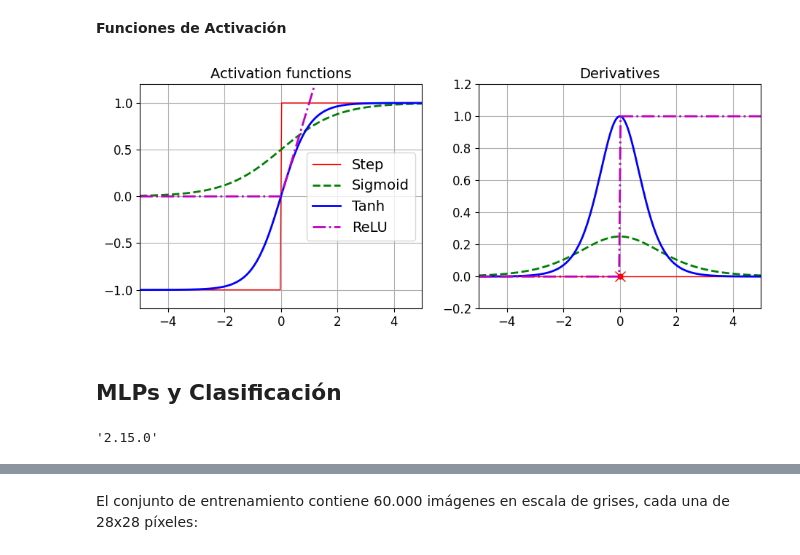
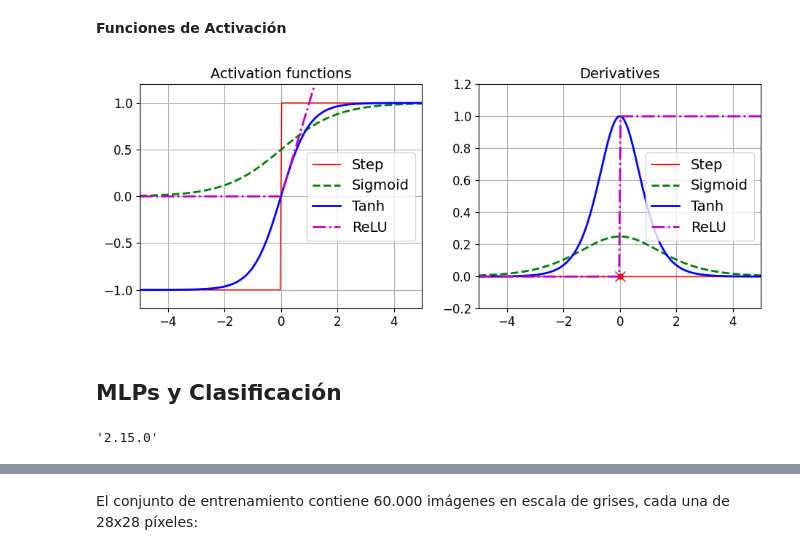
Before and after one commit to Ricardomanuel1/Maestr-a_Ciencia_de_Datos, a Jupyter notebook: MACHINE LEARNING Y DEEP LEARNING/1_ClasificacionMLP.ipynb, the cells around one changed output, grey strips where cells are left out. Cells and saved outputs as stored; diff of their text form; code cells hidden in the pictures.

```diff
--- a/MACHINE LEARNING Y DEEP LEARNING/1_ClasificacionMLP.ipynb
+++ b/MACHINE LEARNING Y DEEP LEARNING/1_ClasificacionMLP.ipynb
@@ -55,32 +58,33 @@ def derivative(f, z, eps=0.000001):
 # %%
-z = np.linspace(-5, 5, 200)
+z = np.linspace(-5, 5, 200)#genera 200 numeros entre -5 y 5
 
 plt.figure(figsize=(11,4))
 
 plt.subplot(121)
 plt.plot(z, np.sign(z), "r-", linewidth=1, label="Step")
 plt.plot(z, sigmoid(z), "g--", linewidth=2, label="Sigmoid")
 plt.plot(z, np.tanh(z), "b-", linewidth=2, label="Tanh")
 plt.plot(z, relu(z), "m-.", linewidth=2, label="ReLU")
 plt.grid(True)
 plt.legend(loc="center right", fontsize=14)
 plt.title("Activation functions", fontsize=14)
 plt.axis([-5, 5, -1.2, 1.2])
 
 plt.subplot(122)
 plt.plot(z, derivative(np.sign, z), "r-", linewidth=1, label="Step")
 plt.plot(0, 0, "ro", markersize=5)
 plt.plot(0, 0, "rx", markersize=10)
 plt.plot(z, derivative(sigmoid, z), "g--", linewidth=2, label="Sigmoid")
 plt.plot(z, derivative(np.tanh, z), "b-", linewidth=2, label="Tanh")
 plt.plot(z, derivative(relu, z), "m-.", linewidth=2, label="ReLU")
 plt.grid(True)
-#plt.legend(loc="center right", fontsize=14)
+
+plt.legend(loc="center right", fontsize=14)
 plt.title("Derivatives", fontsize=14)
 plt.axis([-5, 5, -0.2, 1.2])
 
 plt.show()
 # %% [output]
-[figure, old version]
+[figure, new version]
 # %% [markdown]
 ## **MLPs y Clasificación**
@@ -90,4 +90,0 @@ from tensorflow import keras
-# %%
-tf.__version__
-# %% [output]
-'2.15.0'
@@ -94,3 +96,7 @@ tf.__version__
+# %%
+tf.__version__#para comprobar que version de tensorflow se esta usando
+# %% [output]
+'2.15.0'
 # %%
 #keras.__version__
 # %% [markdown]
```
Also changed, not shown: parts of 33 cells of this notebook.
